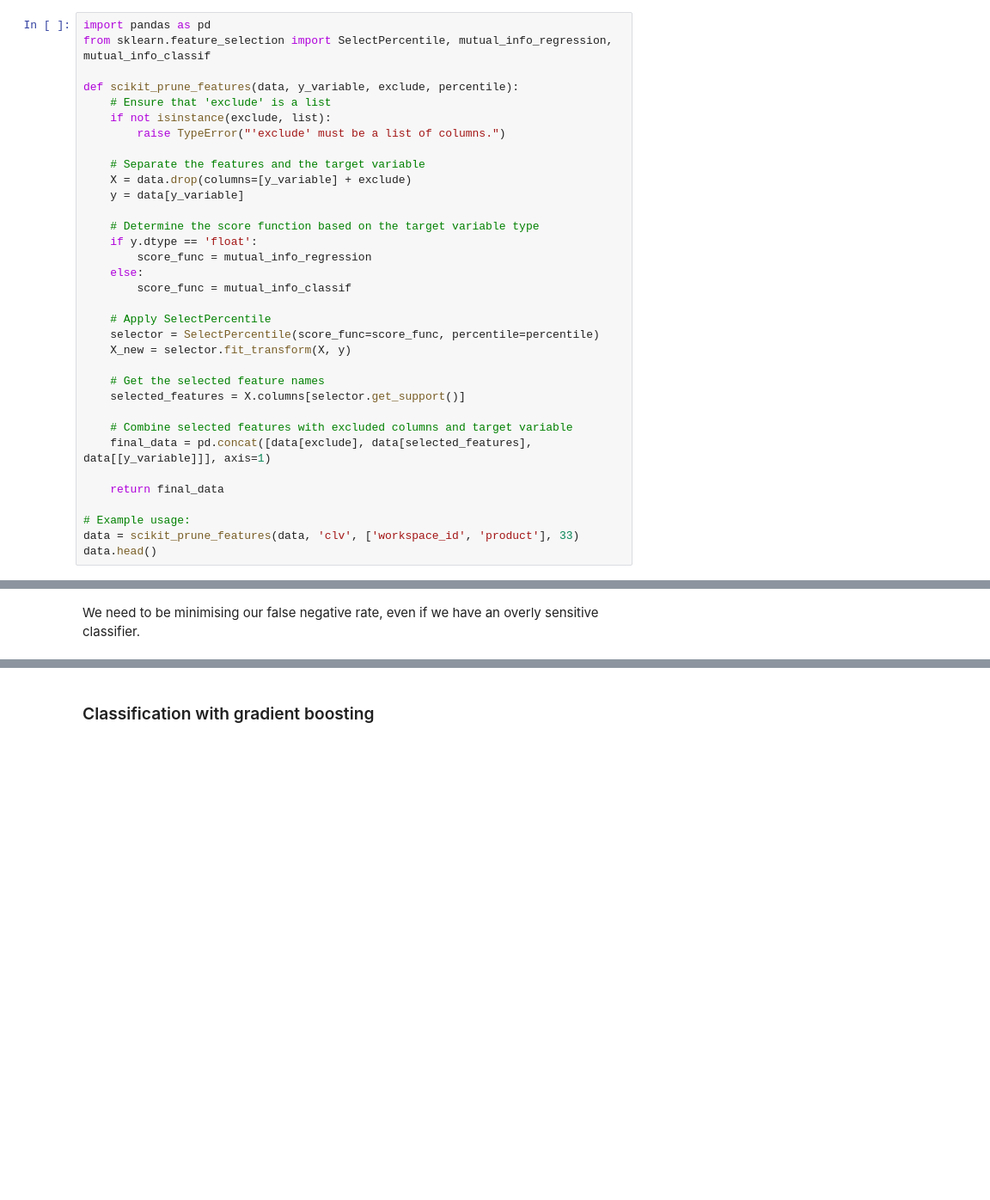
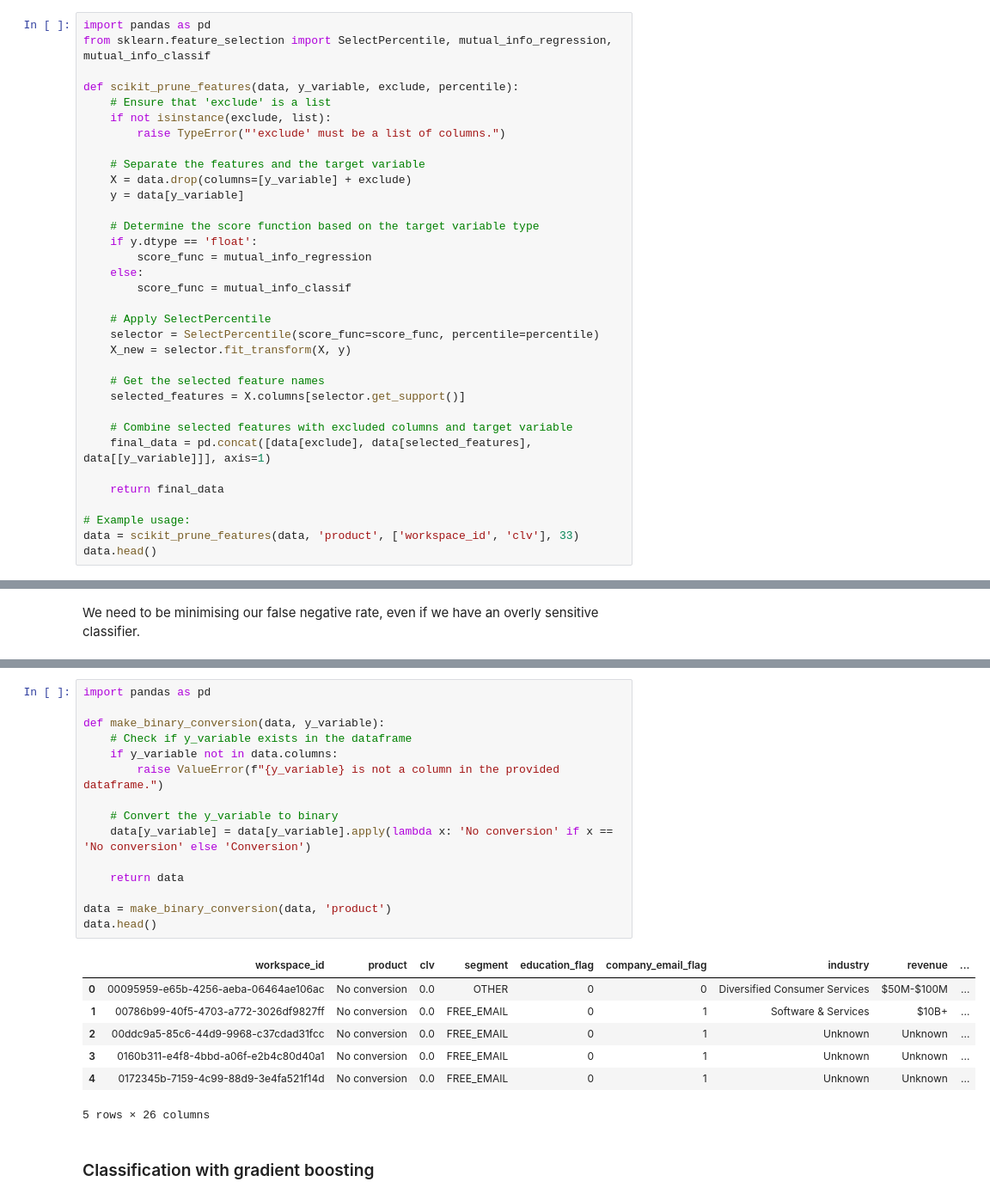
Before and after one commit to patricesweeney/growth, a Jupyter notebook: 01_Acquisition/03_Value-based bidding/Value-based bidding.ipynb, the cells around one changed output, grey strips where cells are left out. Shown: that part at 86% size. Cells and saved outputs as stored; diff of their text form; blank space fills up the shorter version.

```diff
--- a/01_Acquisition/03_Value-based bidding/Value-based bidding.ipynb
+++ b/01_Acquisition/03_Value-based bidding/Value-based bidding.ipynb
@@ -193,5 +218,5 @@ def scikit_prune_features(data, y_variable, exclude, percentile):
     return final_data
 
 # Example usage:
-data = scikit_prune_features(data, 'clv', ['workspace_id', 'product'], 33)
+data = scikit_prune_features(data, 'product', ['workspace_id', 'clv'], 33)
 data.head()
@@ -339,3 +312,26 @@ We need to be minimising our false negative rate, even if we have an overly sens
+# %%
+import pandas as pd
+
+def make_binary_conversion(data, y_variable):
+    # Check if y_variable exists in the dataframe
+    if y_variable not in data.columns:
+        raise ValueError(f"{y_variable} is not a column in the provided dataframe.")
+
+    # Convert the y_variable to binary
+    data[y_variable] = data[y_variable].apply(lambda x: 'No conversion' if x == 'No conversion' else 'Conversion')
+
+    return data
+
+data = make_binary_conversion(data, 'product')
+data.head()
+# %% [output]
+|  | workspace_id | product | clv | segment | education_flag | company_email_flag | industry | revenue | ... |
+| 0 | 00095959-e65b-4256-aeba-06464ae106ac | No conversion | 0.0 | OTHER | 0 | 0 | Diversified Consumer Services | $50M-$100M | ... |
+| 1 | 00786b99-40f5-4703-a772-3026df9827ff | No conversion | 0.0 | FREE_EMAIL | 0 | 1 | Software & Services | $10B+ | ... |
+| 2 | 00ddc9a5-85c6-44d9-9968-c37cdad31fcc | No conversion | 0.0 | FREE_EMAIL | 0 | 1 | Unknown | Unknown | ... |
+| 3 | 0160b311-e4f8-4bbd-a06f-e2b4c80d40a1 | No conversion | 0.0 | FREE_EMAIL | 0 | 1 | Unknown | Unknown | ... |
+| 4 | 0172345b-7159-4c99-88d9-3e4fa521f14d | No conversion | 0.0 | FREE_EMAIL | 0 | 1 | Unknown | Unknown | ... |
+5 rows × 26 columns
 # %% [markdown]
 ### Classification with gradient boosting
 # %%
```
Also changed, not shown: parts of 14 cells of this notebook, 13 other files.
